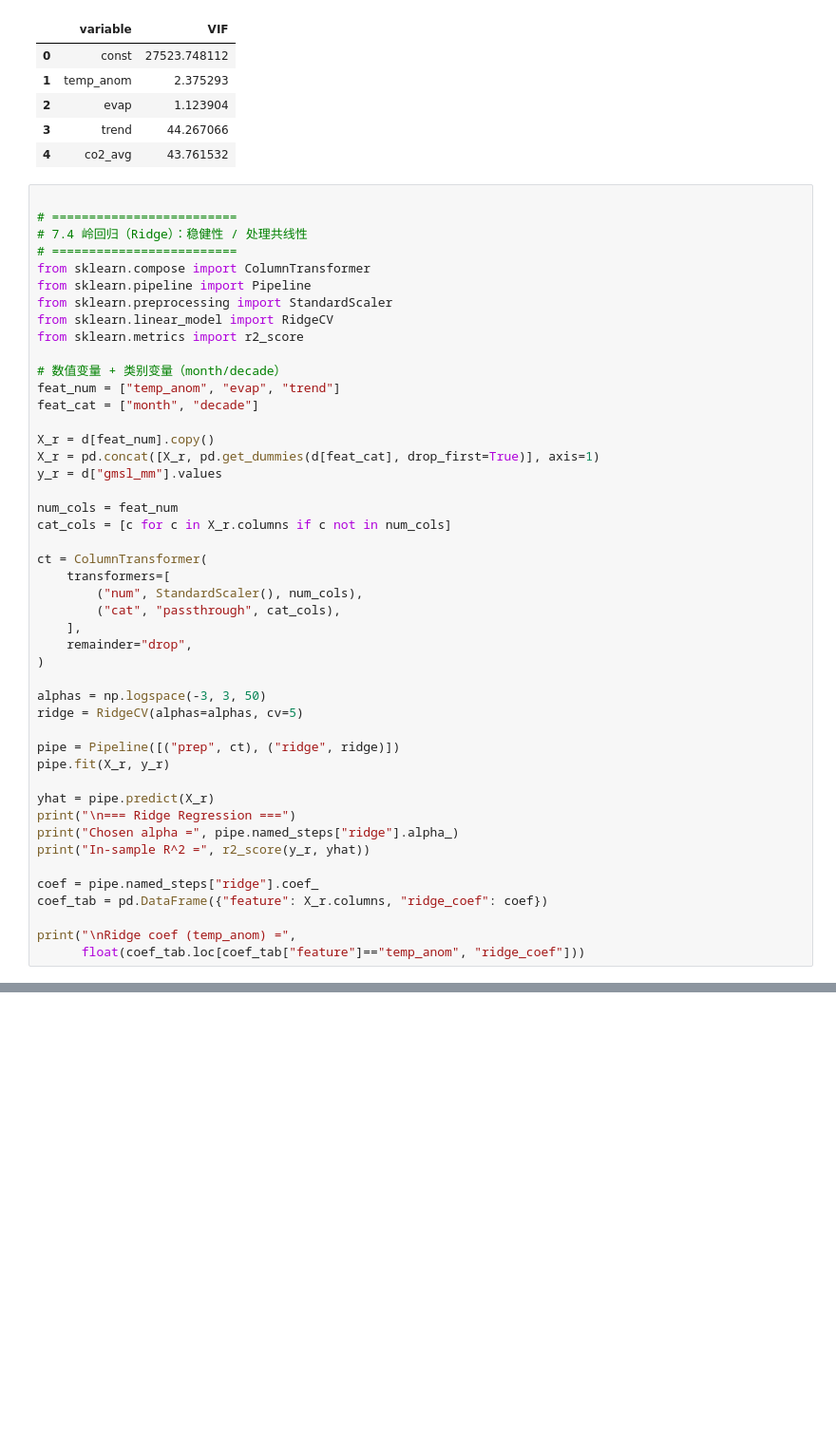
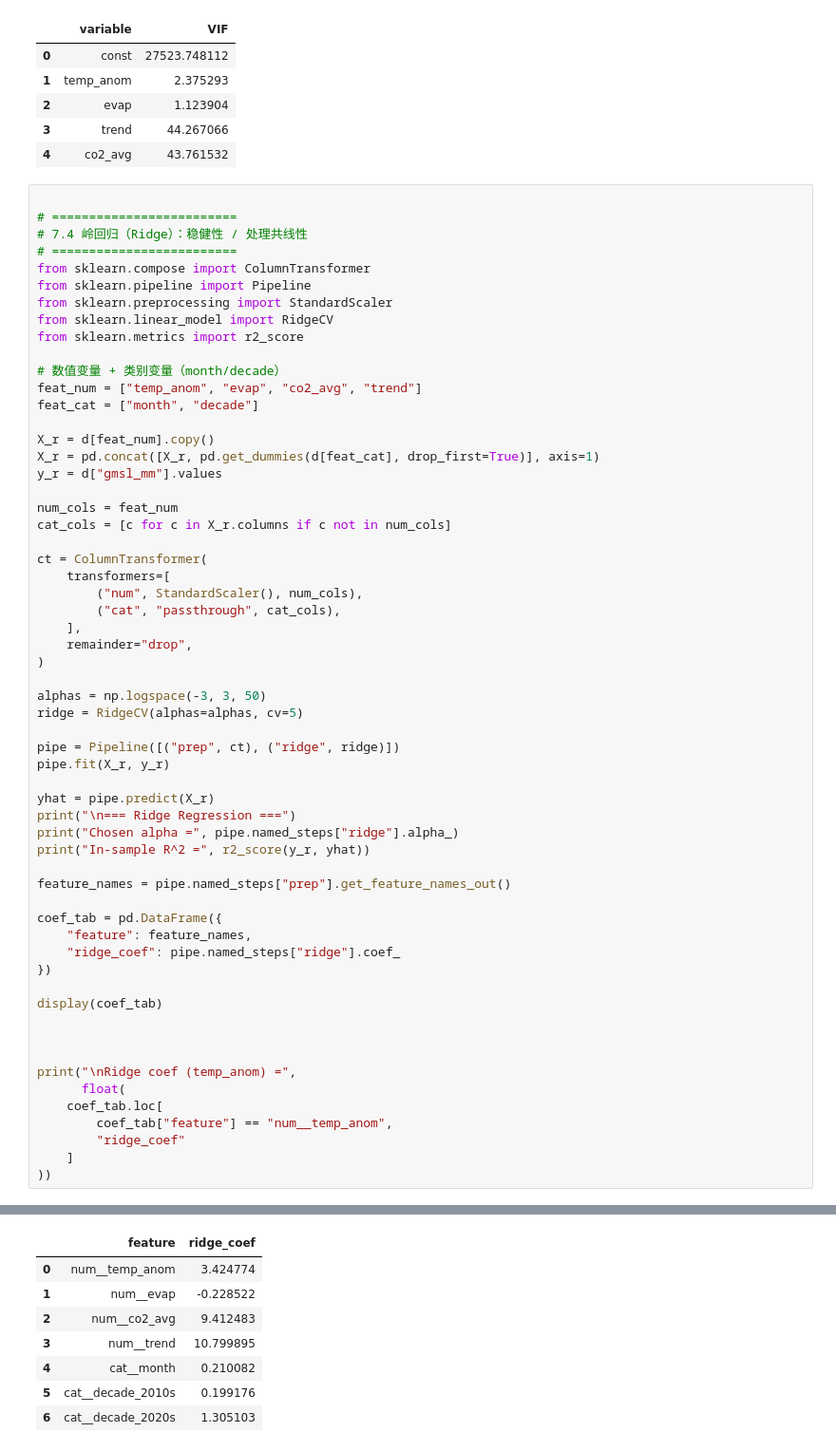
Before and after one commit to XinaiLU/5205_final_proj, a Jupyter notebook: 5205 final.ipynb, the cells around one changed output, grey strips where cells are left out. Shown at 95% size. Drawn from its saved outputs; the diff is of its cells as text; blank space fills up the shorter version.

```diff
--- a/5205 final.ipynb
+++ b/5205 final.ipynb
@@ -911,7 +927,7 @@ from sklearn.linear_model import RidgeCV
 from sklearn.metrics import r2_score
 
 # 数值变量 + 类别变量（month/decade）
-feat_num = ["temp_anom", "evap", "trend"]
+feat_num = ["temp_anom", "evap", "co2_avg", "trend"]
 feat_cat = ["month", "decade"]
 
 X_r = d[feat_num].copy()
@@ -940,10 +956,23 @@ print("\n=== Ridge Regression ===")
 print("Chosen alpha =", pipe.named_steps["ridge"].alpha_)
 print("In-sample R^2 =", r2_score(y_r, yhat))
 
-coef = pipe.named_steps["ridge"].coef_
-coef_tab = pd.DataFrame({"feature": X_r.columns, "ridge_coef": coef})
+feature_names = pipe.named_steps["prep"].get_feature_names_out()
+
+coef_tab = pd.DataFrame({
+    "feature": feature_names,
+    "ridge_coef": pipe.named_steps["ridge"].coef_
+})
+
+display(coef_tab)
+
+
 
 print("\nRidge coef (temp_anom) =",
-      float(coef_tab.loc[coef_tab["feature"]=="temp_anom", "ridge_coef"]))
+      float(
+    coef_tab.loc[
+        coef_tab["feature"] == "num__temp_anom",
+        "ridge_coef"
+    ]
+))
 # %% [output]
 === Ridge Regression ===
@@ -953,0 +981,8 @@ Ridge coef (temp_anom) = 3.9151895236660588
+|  | feature | ridge_coef |
+| 0 | num__temp_anom | 3.424774 |
+| 1 | num__evap | -0.228522 |
+| 2 | num__co2_avg | 9.412483 |
+| 3 | num__trend | 10.799895 |
+| 4 | cat__month | 0.210082 |
+| 5 | cat__decade_2010s | 0.199176 |
+| 6 | cat__decade_2020s | 1.305103 |
```
Also changed, not shown: parts of 5 cells of this notebook, 1 other file.
